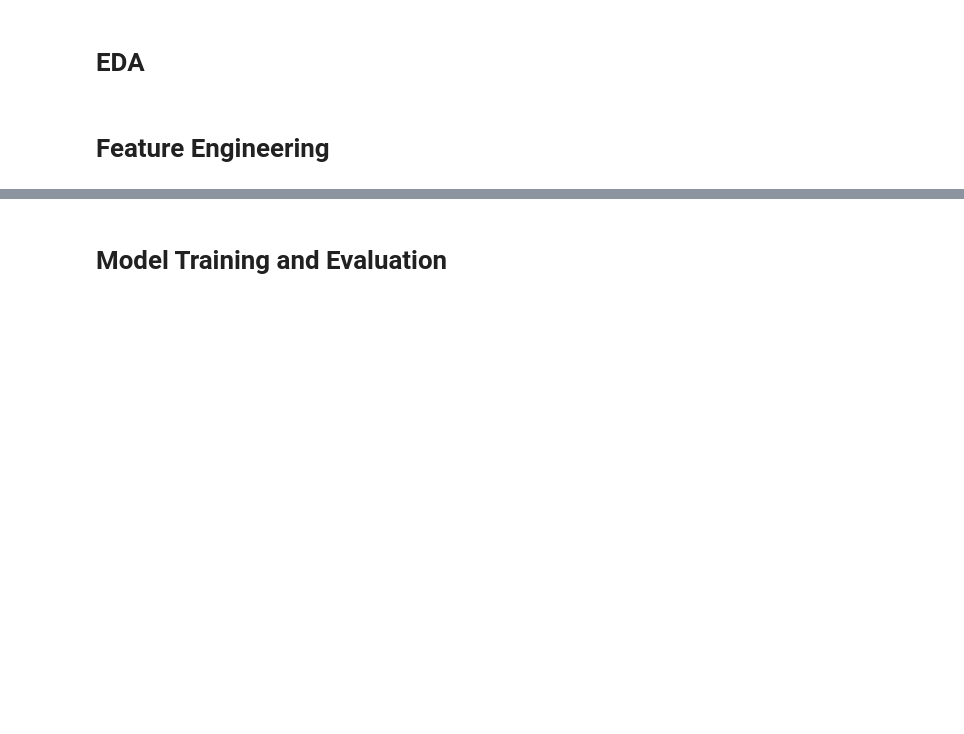
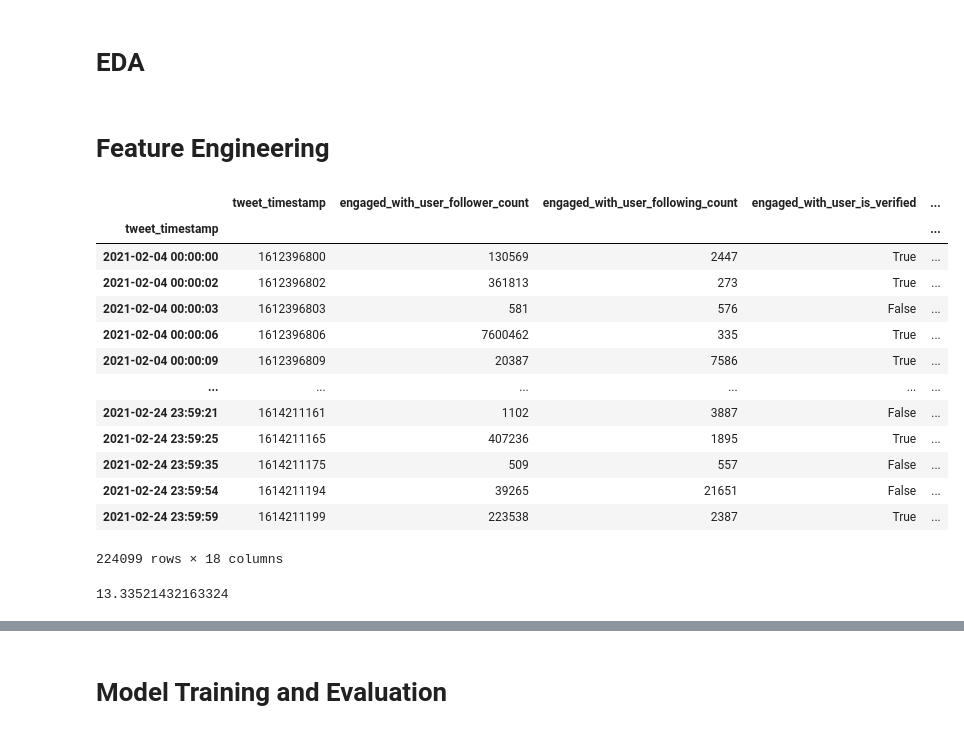
Before and after one commit to MAL-TO/recsys-2021, a Jupyter notebook: notebooks/experiments.ipynb, the cells around one changed output, grey strips where cells are left out. Saved outputs shown, nothing was run; the diff lists cells and outputs as text; code cells hidden in the pictures; blank space fills up the shorter version.

```diff
--- a/notebooks/experiments.ipynb
+++ b/notebooks/experiments.ipynb
@@ -44,40 +23,84 @@ Wall time: 2.1 s
 # %% [markdown]
 # Feature Engineering
 # %%
+import warnings
+
+df = import_data('../data/raw/sample_200k_rows')
+
 class Transformer:
     enabled_features = [
         # Tweet features
         "tweet_type",
         "language",
         "tweet_timestamp",
         # Engaged-with User (i.e., Engagee) Features
         "engaged_with_user_follower_count",
         "engaged_with_user_following_count",
         "engaged_with_user_is_verified",
         "engaged_with_user_account_creation",
         # Engaging User (i.e., Engager) Features
         "engaging_user_follower_count",
         "engaging_user_following_count",
         "engaging_user_is_verified",
         "engaging_user_account_creation",
         # Engagement features
         "engagee_follows_engager"
     ]
 
+    target_encoders = {}
+
     def __init__(self):
         pass
 
     def fit_transform(self, train_df):
-        self._categorical_and_timestamps_to_int(train_df)
-        return train_df[self.enabled_features]
+        self._timestamps_to_int(train_df)
+
+        for feature in categorical_features:
+            for target in targets:
+                new_feature = f'TE_{feature}__{target}'
+                self.target_encoders[new_feature] = te = ce.TargetEncoder(cols=[feature])
+                with warnings.catch_warnings():
+                    warnings.simplefilter("ignore")
+                    train_df[new_feature] = te.fit_transform(train_df[feature], train_df[target])
+            train_df = train_df.drop(feature, axis=1)
+
+        return train_df[[f for f in train_df.columns if (f in self.enabled_features or f in self.target_encoders.keys())]]
 
     def transform(self, test_df):
-        self._categorical_and_timestamps_to_int(test_df)
-        return test_df[self.enabled_features]
+        self._timestamps_to_int(test_df)
 
-    def _categorical_and_timestamps_to_int(self, df):
-        for f in categorical_features:
-            df[f] = df[f].cat.codes
-        for f in timestamp_features:
-            df[f] = pd.to_numeric(df[f])
+        for name, te in self.target_encoders.items():
+            feature = name.split('__', maxsplit=1)[0].split('_', maxsplit=1)[1]
+            test_df[name] = te.transform(test_df[feature])[feature]
+        for feature in categorical_features:
+            test_df = test_df.drop(feature, axis=1)
+
+        return test_df[[f for f in test_df.columns if (f in self.enabled_features or f in self.target_encoders.keys())]]
+
+    def _timestamps_to_int(self, df):
+        with warnings.catch_warnings():
+            warnings.simplefilter("ignore")
+            for f in timestamp_features:
+                df[f] = pd.to_numeric(df[f]) // (10**9)
+
+Transformer().fit_transform(df)
+# %% [output]
+|  | tweet_timestamp | engaged_with_user_follower_count | engaged_with_user_following_count | engaged_with_user_is_verified | ... |
+| tweet_timestamp |  |  |  |  | ... |
+| 2021-02-04 00:00:00 | 1612396800 | 130569 | 2447 | True | ... |
+| 2021-02-04 00:00:02 | 1612396802 | 361813 | 273 | True | ... |
+| 2021-02-04 00:00:03 | 1612396803 | 581 | 576 | False | ... |
+| 2021-02-04 00:00:06 | 1612396806 | 7600462 | 335 | True | ... |
+| 2021-02-04 00:00:09 | 1612396809 | 20387 | 7586 | True | ... |
+| ... | ... | ... | ... | ... | ... |
+| 2021-02-24 23:59:21 | 1614211161 | 1102 | 3887 | False | ... |
+| 2021-02-24 23:59:25 | 1614211165 | 407236 | 1895 | True | ... |
+| 2021-02-24 23:59:35 | 1614211175 | 509 | 557 | False | ... |
+| 2021-02-24 23:59:54 | 1614211194 | 39265 | 21651 | False | ... |
+| 2021-02-24 23:59:59 | 1614211199 | 223538 | 2387 | True | ... |
+224099 rows × 18 columns
+# %%
+10**(1.125)
+# %% [output]
+13.33521432163324
 # %%
```
Also changed, not shown: parts of 6 cells of this notebook, 1 other file.
